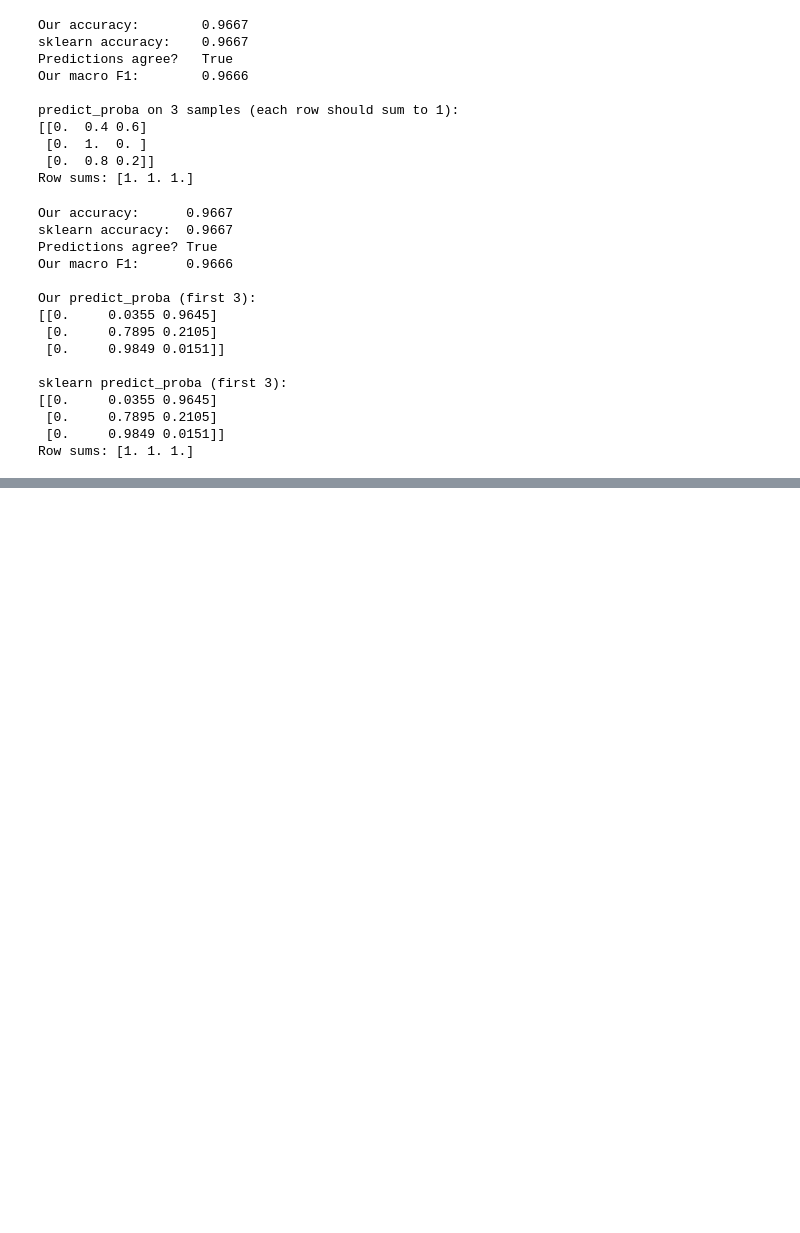
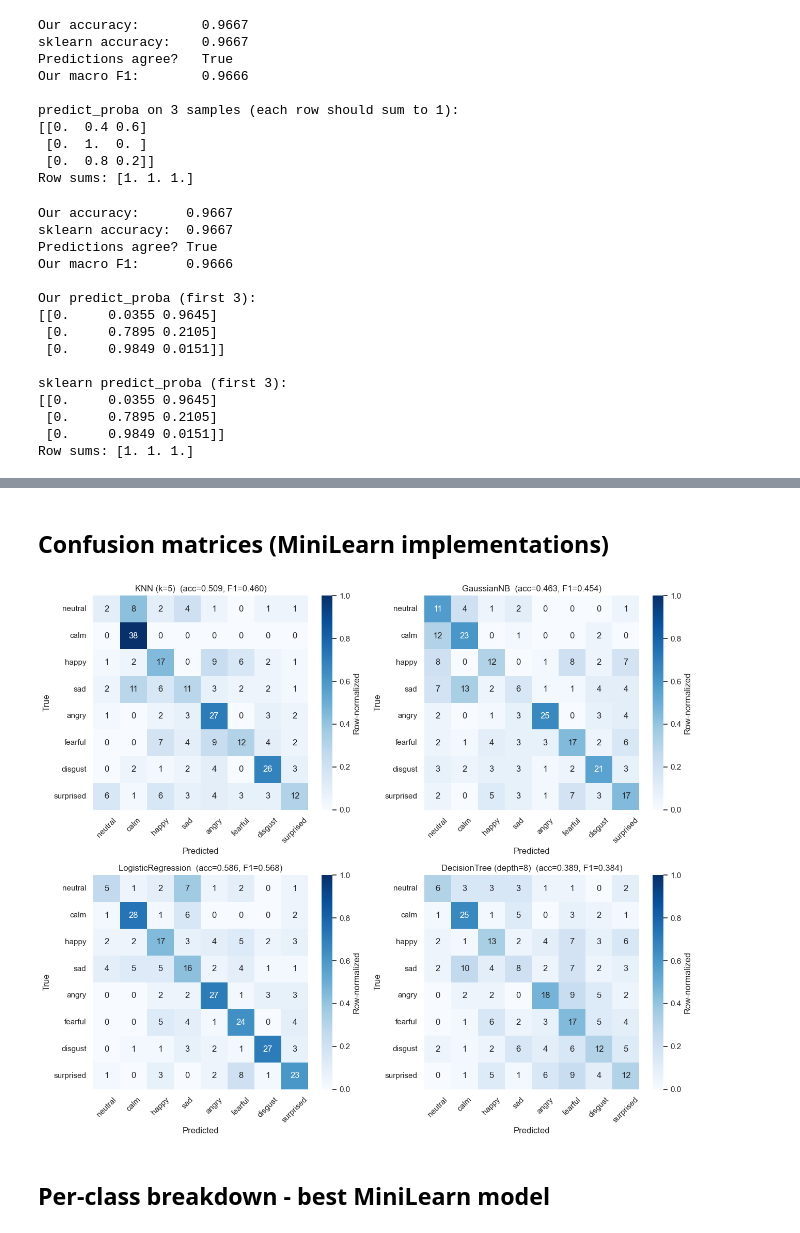
Before and after one commit to RRR365HERE/SER_Project, a Jupyter notebook: SER_Project/notebooks/03_classifiers.ipynb, the cells around one changed output, grey strips where cells are left out. Drawn from its saved outputs; the diff is of its cells as text; code cells hidden in the pictures; blank space fills up the shorter version.

```diff
--- a/SER_Project/notebooks/03_classifiers.ipynb
+++ b/SER_Project/notebooks/03_classifiers.ipynb
@@ -99,0 +270,5 @@ Row sums: [1. 1. 1.]
+# %%
+feats = pd.read_csv(PROJECT_ROOT / "features" / "features.csv")
+print(f"Loaded {len(feats)} files with {feats.shape[1]} columns")
+print(f"\nClass distribution (full dataset):")
+print(feats['emotion'].value_counts())
@@ -99,0 +424,19 @@ Row sums: [1. 1. 1.]
+# %%
+print("Training sklearn classifiers...\n")
+
+results.append(evaluate('KNN (k=5)', 'sklearn',
+                        SkKNN(n_neighbors=5),
+                        X_train_s, y_train, X_test_s, y_test))
+results.append(evaluate('GaussianNB', 'sklearn',
+                        SkGNB(),
+                        X_train_s, y_train, X_test_s, y_test))
+results.append(evaluate('LogisticRegression', 'sklearn',
+                        SkLR(C=1.0, max_iter=3000),
+                        X_train_s, y_train, X_test_s, y_test))
+results.append(evaluate('DecisionTree (depth=8)', 'sklearn',
+                        SkDT(max_depth=8, random_state=42),
+                        X_train_s, y_train, X_test_s, y_test))
+
+print("sklearn classifiers done\n")
+for r in results[-4:]:
+    print(f"  {r['classifier']:28s}  acc={r['accuracy']:.3f}  F1={r['macro_f1']:.3f}  time={r['train_time_s']:.4f}s")
@@ -99,0 +452,25 @@ Row sums: [1. 1. 1.]
+# %% [markdown]
+## Confusion matrices (MiniLearn implementations)
+# %%
+emotion_order = ['neutral', 'calm', 'happy', 'sad', 'angry', 'fearful', 'disgust', 'surprised']
+ml_results = [r for r in results if r['impl'] == 'minilearn']
+
+fig, axes = plt.subplots(2, 2, figsize=(13, 11))
+for ax, r in zip(axes.flat, ml_results):
+    cm = confusion_matrix(y_test, r['y_pred'], labels=emotion_order)
+    cm_row_norm = cm / cm.sum(axis=1, keepdims=True)
+    sns.heatmap(cm_row_norm, annot=cm, fmt='d', cmap='Blues',
+                xticklabels=emotion_order, yticklabels=emotion_order,
+                vmin=0, vmax=1, cbar_kws={'label': 'Row-normalized'},
+                ax=ax)
+    ax.set_title(f"{r['classifier']}  (acc={r['accuracy']:.3f}, F1={r['macro_f1']:.3f})")
+    ax.set_xlabel("Predicted")
+    ax.set_ylabel("True")
+    ax.tick_params(axis='x', rotation=45)
+plt.tight_layout()
+plt.savefig(PROJECT_ROOT / "figures" / "confusion_matrices_minilearn.png", dpi=120)
+plt.show()
+# %% [output]
+[figure, added]
+# %% [markdown]
+## Per-class breakdown - best MiniLearn model
```
Also changed, not shown: parts of 23 cells of this notebook, 4 other files.
